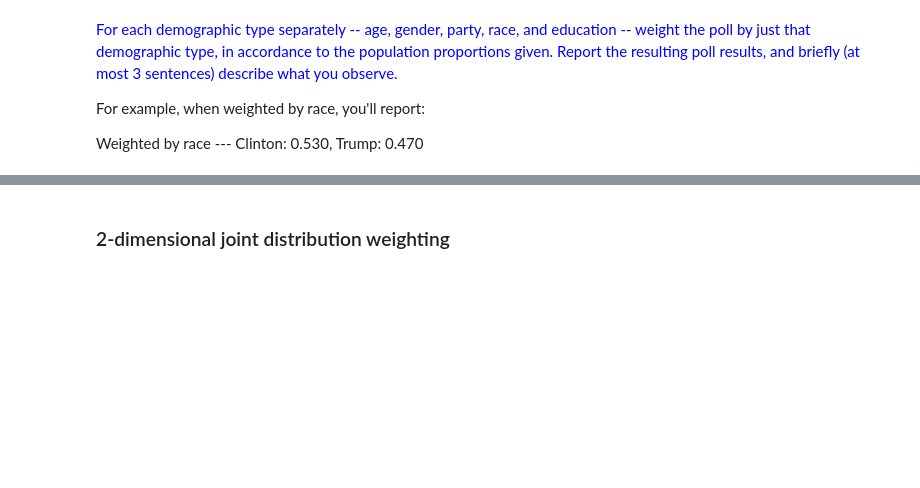
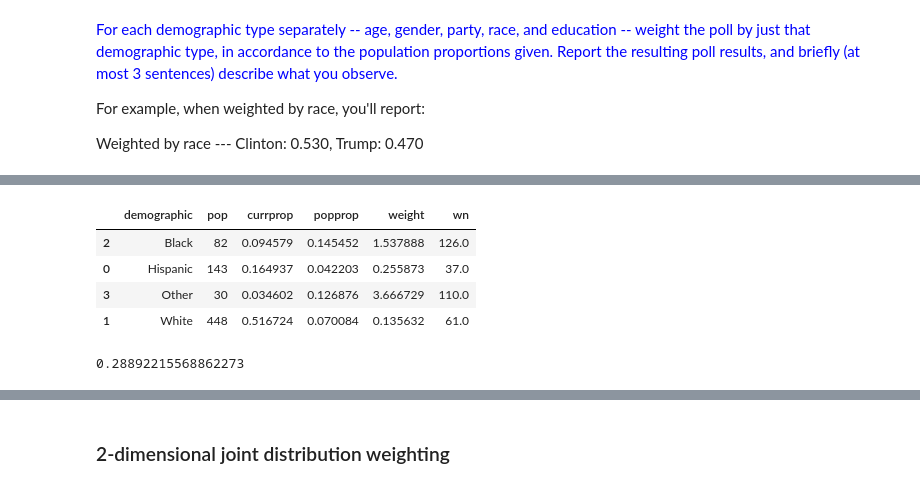
Before and after one commit to shayanabdulkarimkhan/dani_HW1, a Jupyter notebook: HW1_assignment.ipynb, the cells around one changed output, grey strips where cells are left out. Cells and saved outputs as stored; diff of their text form; code cells hidden in the pictures; blank space fills up the shorter version.

```diff
--- a/HW1_assignment.ipynb
+++ b/HW1_assignment.ipynb
@@ -107,0 +316,6 @@ Weighted by race --- Clinton: 0.530, Trump: 0.470
+# %%
+dfpolldf = dfpolldf.sort_values(by='demographic',ascending=True)
+# df2 = df2.sort_values(by='demographic',ascending=True)
+# %%
+dfpolldf['currprop'] = dfpolldf['pop'] / len(dfpoll)
+dfpolldf['popprop'] = demopro['Electoral_Proportion']
@@ -107,0 +325,6 @@ Weighted by race --- Clinton: 0.530, Trump: 0.470
+# %%
+dfpolldf['weight'] = dfpolldf['popprop']/dfpolldf['currprop']
+# df2['weight'] = dfpolldf['weight']
+# %%
+dfpolldf['wn'] = round(dfpolldf['weight'] * dfpolldf['pop'], 0)
+# df2['wn'] = round(df2['weight'] * df2['pop'], 0)
@@ -107,0 +339,8 @@ Weighted by race --- Clinton: 0.530, Trump: 0.470
+# %%
+dfpolldf
+# %% [output]
+|  | demographic | pop | currprop | popprop | weight | wn |
+| 2 | Black | 82 | 0.094579 | 0.145452 | 1.537888 | 126.0 |
+| 0 | Hispanic | 143 | 0.164937 | 0.042203 | 0.255873 | 37.0 |
+| 3 | Other | 30 | 0.034602 | 0.126876 | 3.666729 | 110.0 |
+| 1 | White | 448 | 0.516724 | 0.070084 | 0.135632 | 61.0 |
@@ -107,0 +359,5 @@ Weighted by race --- Clinton: 0.530, Trump: 0.470
+# %%
+cl = (clw+clb+clh+clo)/4
+cl
+# %% [output]
+0.28892215568862273
```
Also changed, not shown: parts of 23 cells of this notebook.
